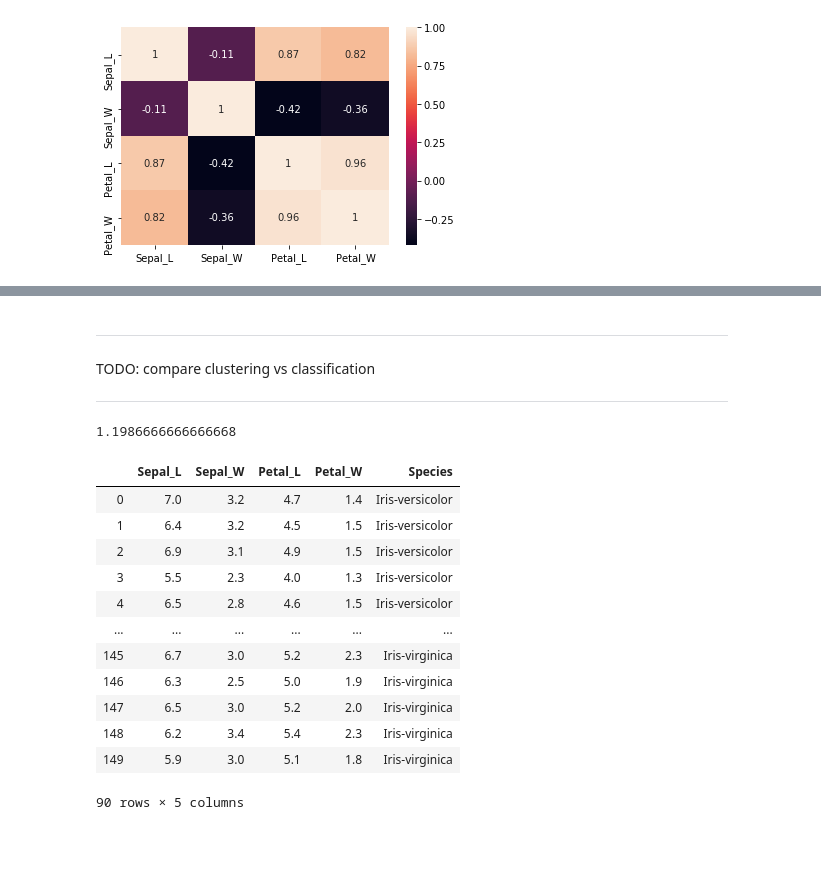
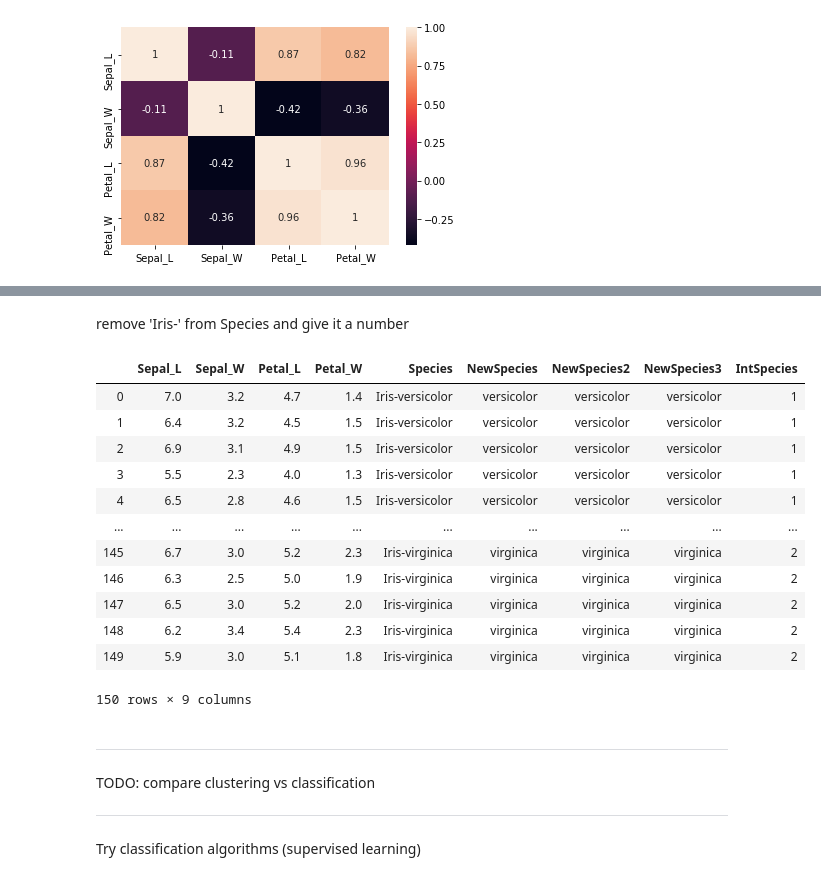
Before and after one commit to terman37/Python-First-Steps, a Jupyter notebook: Python-Labs/Lab2.ipynb, the cells around one changed output, grey strips where cells are left out. Cells and saved outputs as stored; diff of their text form; code cells hidden in the pictures; blank space fills up the shorter version.

```diff
--- a/Python-Labs/Lab2.ipynb
+++ b/Python-Labs/Lab2.ipynb
@@ -169,24 +207,40 @@ sns.heatmap(df.corr(),annot=True)
+# %% [markdown]
+remove 'Iris-' from Species and give it a number
+# %%
+
+df2 = df.copy()
+
+
+df2['NewSpecies'] = df2['Species'].apply(lambda x: x.split("-")[-1])
+
+df2['NewSpecies2'] = df2['Species'].str.split("-",expand=True).iloc[:,1]
+
+import re
+df2['NewSpecies3'] = df2['Species'].apply(lambda x: re.sub("Iris-","",x))
+
+dictio = {'Iris-setosa':0,'Iris-versicolor':1,'Iris-virginica':2}
+df2['IntSpecies'] = df2['Species'].apply(lambda x: dictio[x])
+
+df2
+# %% [output]
+|  | Sepal_L | Sepal_W | Petal_L | Petal_W | Species | NewSpecies | NewSpecies2 | NewSpecies3 | IntSpecies |
+| 0 | 7.0 | 3.2 | 4.7 | 1.4 | Iris-versicolor | versicolor | versicolor | versicolor | 1 |
+| 1 | 6.4 | 3.2 | 4.5 | 1.5 | Iris-versicolor | versicolor | versicolor | versicolor | 1 |
+| 2 | 6.9 | 3.1 | 4.9 | 1.5 | Iris-versicolor | versicolor | versicolor | versicolor | 1 |
+| 3 | 5.5 | 2.3 | 4.0 | 1.3 | Iris-versicolor | versicolor | versicolor | versicolor | 1 |
+| 4 | 6.5 | 2.8 | 4.6 | 1.5 | Iris-versicolor | versicolor | versicolor | versicolor | 1 |
+| ... | ... | ... | ... | ... | ... | ... | ... | ... | ... |
+| 145 | 6.7 | 3.0 | 5.2 | 2.3 | Iris-virginica | virginica | virginica | virginica | 2 |
+| 146 | 6.3 | 2.5 | 5.0 | 1.9 | Iris-virginica | virginica | virginica | virginica | 2 |
+| 147 | 6.5 | 3.0 | 5.2 | 2.0 | Iris-virginica | virginica | virginica | virginica | 2 |
+| 148 | 6.2 | 3.4 | 5.4 | 2.3 | Iris-virginica | virginica | virginica | virginica | 2 |
+| 149 | 5.9 | 3.0 | 5.1 | 1.8 | Iris-virginica | virginica | virginica | virginica | 2 |
+150 rows × 9 columns
 # %% [markdown]
 ------
 
 TODO: compare clustering vs classification
 
 ------
-# %%
-print(df['Petal_W'].mean())
-df[df['Petal_W']>=df['Petal_W'].mean()]
-# %% [output]
-1.1986666666666668
-|  | Sepal_L | Sepal_W | Petal_L | Petal_W | Species |
-| 0 | 7.0 | 3.2 | 4.7 | 1.4 | Iris-versicolor |
-| 1 | 6.4 | 3.2 | 4.5 | 1.5 | Iris-versicolor |
-| 2 | 6.9 | 3.1 | 4.9 | 1.5 | Iris-versicolor |
-| 3 | 5.5 | 2.3 | 4.0 | 1.3 | Iris-versicolor |
-| 4 | 6.5 | 2.8 | 4.6 | 1.5 | Iris-versicolor |
-| ... | ... | ... | ... | ... | ... |
-| 145 | 6.7 | 3.0 | 5.2 | 2.3 | Iris-virginica |
-| 146 | 6.3 | 2.5 | 5.0 | 1.9 | Iris-virginica |
-| 147 | 6.5 | 3.0 | 5.2 | 2.0 | Iris-virginica |
-| 148 | 6.2 | 3.4 | 5.4 | 2.3 | Iris-virginica |
-| 149 | 5.9 | 3.0 | 5.1 | 1.8 | Iris-virginica |
-90 rows × 5 columns
+# %% [markdown]
+Try classification algorithms (supervised learning)
```
Also changed, not shown: parts of 9 cells of this notebook, 3 other files.
